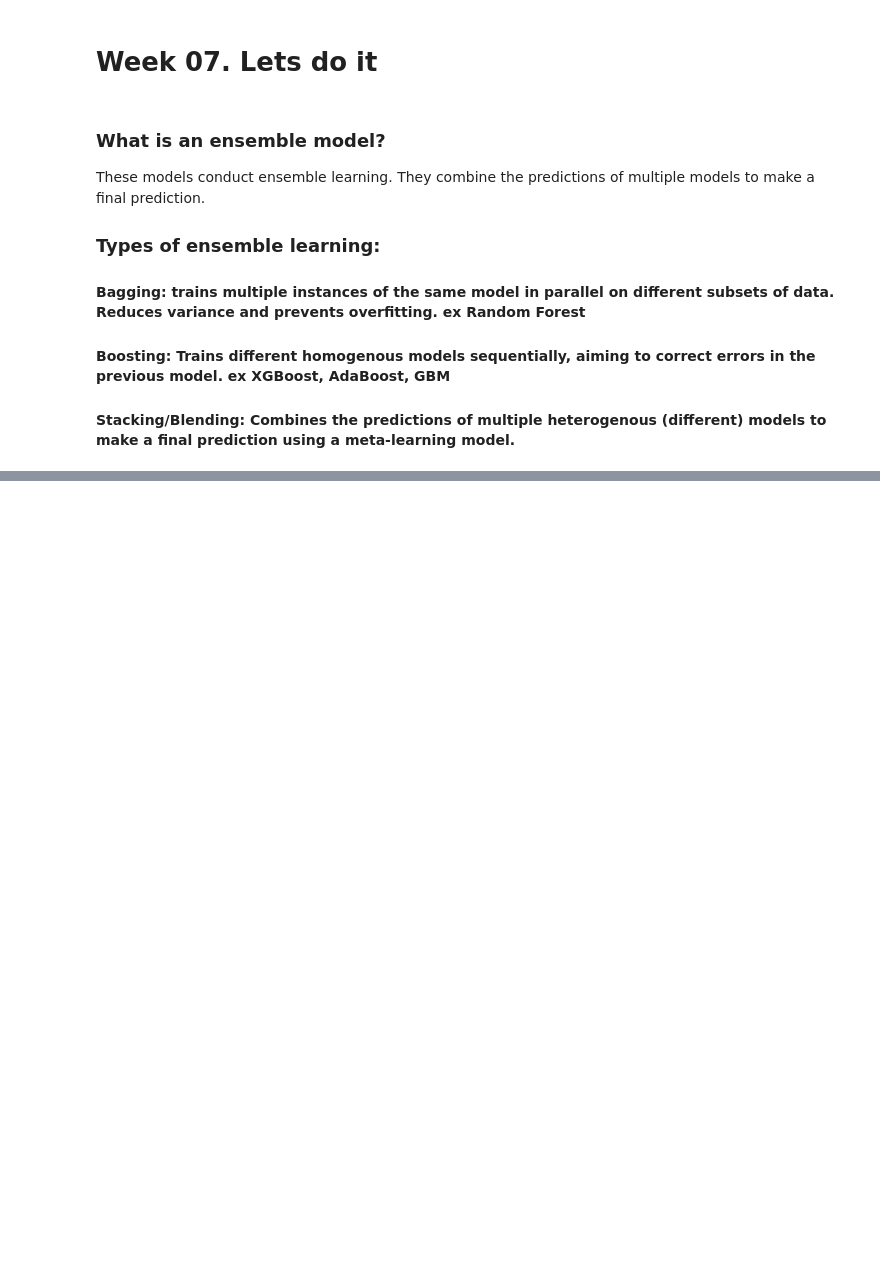
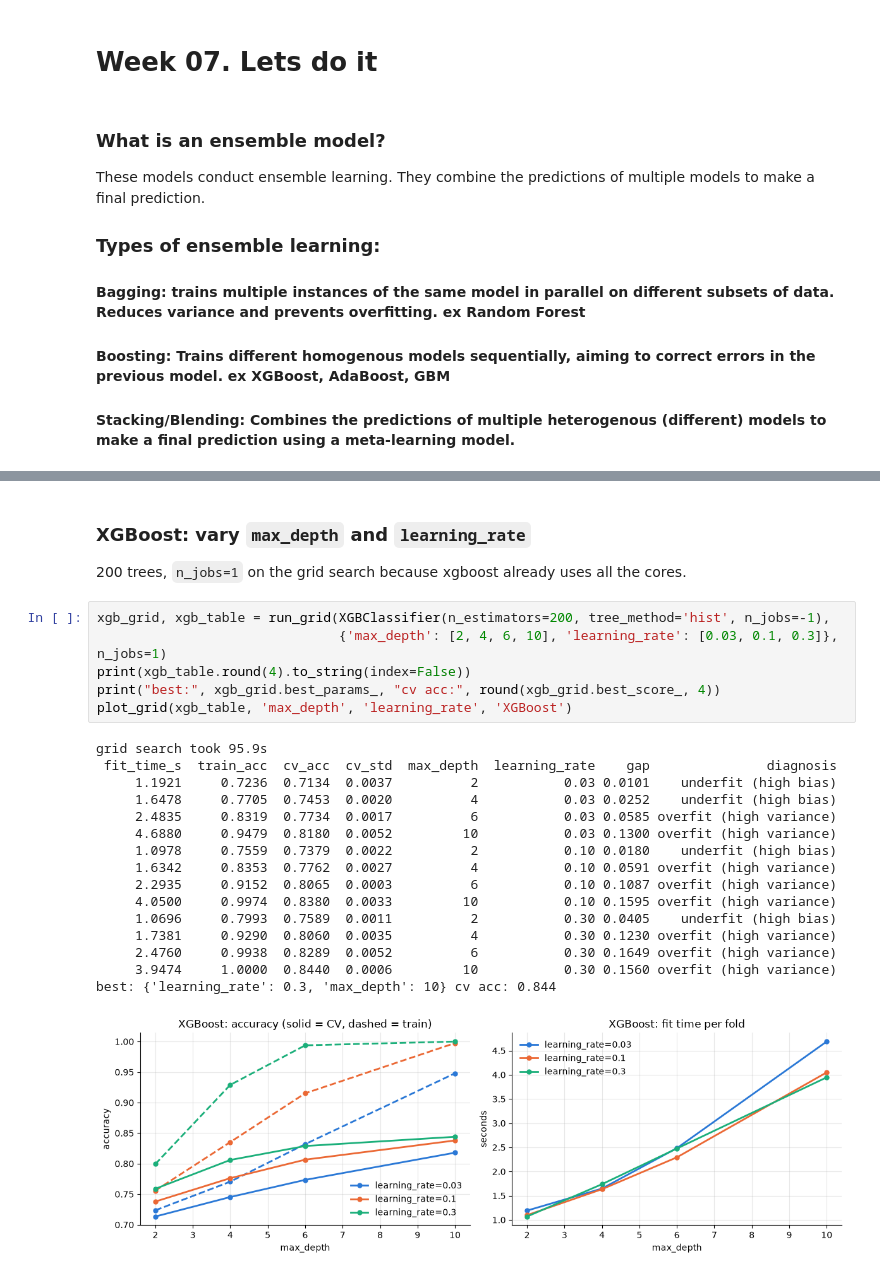
Before and after one commit to d-man7562/cos475-advancedmachinelearning, a Jupyter notebook: week07/week07.ipynb, the cells around one changed output, grey strips where cells are left out. Cells and saved outputs as stored; diff of their text form; blank space fills up the shorter version.

```diff
--- a/week07/week07.ipynb
+++ b/week07/week07.ipynb
@@ -15,0 +212,26 @@ Error:
+# %% [markdown]
+### XGBoost: vary `max_depth` and `learning_rate`
+200 trees, `n_jobs=1` on the grid search because xgboost already uses all the cores.
+# %%
+xgb_grid, xgb_table = run_grid(XGBClassifier(n_estimators=200, tree_method='hist', n_jobs=-1),
+                               {'max_depth': [2, 4, 6, 10], 'learning_rate': [0.03, 0.1, 0.3]}, n_jobs=1)
+print(xgb_table.round(4).to_string(index=False))
+print("best:", xgb_grid.best_params_, "cv acc:", round(xgb_grid.best_score_, 4))
+plot_grid(xgb_table, 'max_depth', 'learning_rate', 'XGBoost')
+# %% [output]
+grid search took 95.9s
+ fit_time_s  train_acc  cv_acc  cv_std  max_depth  learning_rate    gap               diagnosis
+     1.1921     0.7236  0.7134  0.0037          2           0.03 0.0101    underfit (high bias)
+     1.6478     0.7705  0.7453  0.0020          4           0.03 0.0252    underfit (high bias)
+     2.4835     0.8319  0.7734  0.0017          6           0.03 0.0585 overfit (high variance)
+     4.6880     0.9479  0.8180  0.0052         10           0.03 0.1300 overfit (high variance)
+     1.0978     0.7559  0.7379  0.0022          2           0.10 0.0180    underfit (high bias)
+     1.6342     0.8353  0.7762  0.0027          4           0.10 0.0591 overfit (high variance)
+     2.2935     0.9152  0.8065  0.0003          6           0.10 0.1087 overfit (high variance)
+     4.0500     0.9974  0.8380  0.0033         10           0.10 0.1595 overfit (high variance)
+     1.0696     0.7993  0.7589  0.0011          2           0.30 0.0405    underfit (high bias)
+     1.7381     0.9290  0.8060  0.0035          4           0.30 0.1230 overfit (high variance)
+     2.4760     0.9938  0.8289  0.0052          6           0.30 0.1649 overfit (high variance)
+     3.9474     1.0000  0.8440  0.0006         10           0.30 0.1560 overfit (high variance)
+best: {'learning_rate': 0.3, 'max_depth': 10} cv acc: 0.844
+[figure, added]
```
Also changed, not shown: parts of 17 cells of this notebook.
